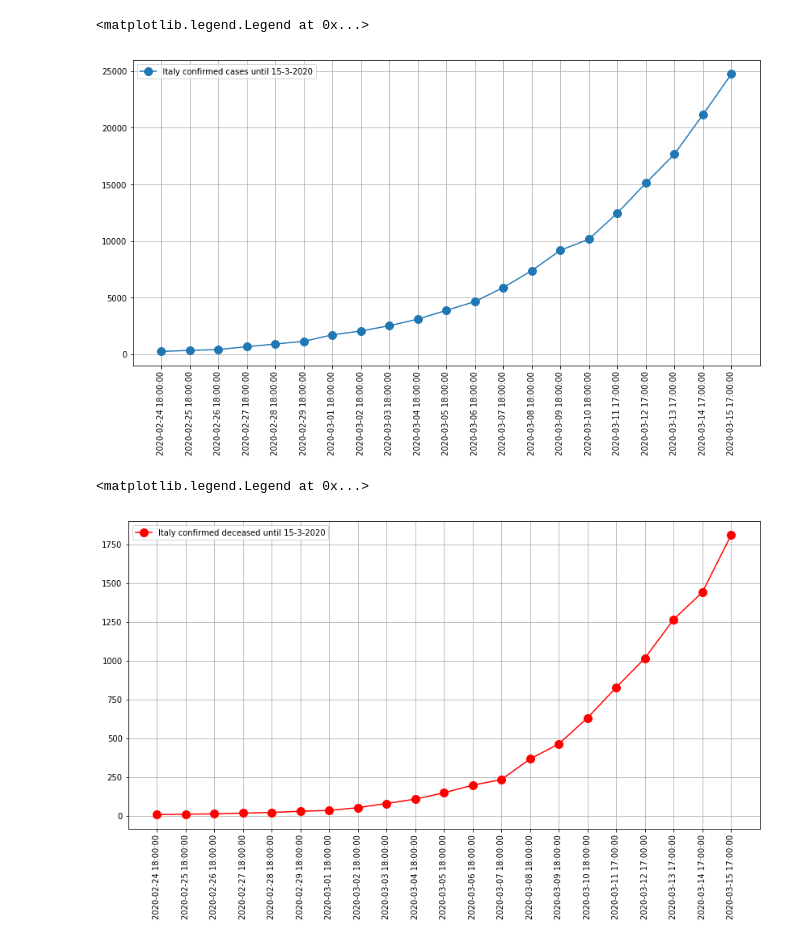
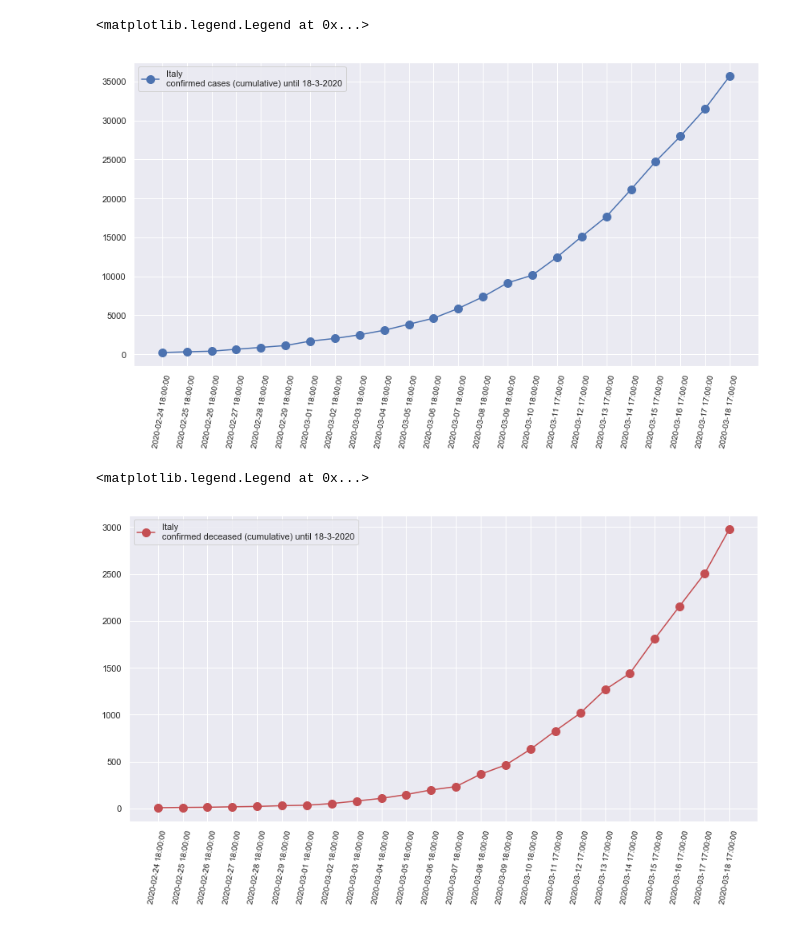
Before and after one commit to lyra-gh/COVID-19, a Jupyter notebook: COVID-19-predictions.ipynb, the cells around one changed output. Drawn from its saved outputs; the diff is of its cells as text; code cells hidden in the pictures.

Commit message:
Added new charts and functions

```diff
--- a/COVID-19-predictions.ipynb
+++ b/COVID-19-predictions.ipynb
@@ -6,9 +7,11 @@ import matplotlib.pyplot as plt
+# %%
+sns.set()
 # %%
-# Data from
-df = pd.read_csv("COVID-19/dati-andamento-nazionale/dpc-covid19-ita-andamento-nazionale.csv", index_col=0)
+# Data from https://github.com/pcm-dpc/COVID-19 (Protezione civile)
+# (repo should be cloned in directory 'protezione-civile' for the following to work)
+df = pd.read_csv("protezione-civile/COVID-19/dati-andamento-nazionale/dpc-covid19-ita-andamento-nazionale.csv", index_col=0)
 df.index = pd.to_datetime(df.index)
 x_data = np.arange(len(df)) + 1
-y_data = df['totale_casi']
-y_data_deceased = df['deceduti']
-last_y = y_data[-1]
+
+cases_last_date =  str(df.index[-1].day) + "-" + str(df.index[-1].month) + "-" + str(df.index[-1].year)
 # %%
@@ -28,28 +37,29 @@ df[-2:]
 # %%
 fig1 = plt.figure(figsize=(14, 7))
 splt1 = fig1.add_subplot(111)
 
-cases_last_date =  str(df.index[-1].day) + "-" + str(df.index[-1].month) + "-" + str(df.index[-1].year)
-splt1.plot(x_data, y_data, '-o', markersize=10, label = f"Italy confirmed cases until {cases_last_date}")
+splt1.plot(x_data, df['totale_casi'], '-o',
+           markersize=10,
+           label = f"Italy\nconfirmed cases (cumulative) until {cases_last_date}")
 
-plt.xticks(ticks=x_data, labels=df.index, rotation=90, size = 10)
-plt.grid()
+plt.xticks(ticks=x_data, labels=df.index, rotation=80, size = 10)
 plt.legend()
 # %% [output]
 <matplotlib.legend.Legend at 0x...>
-[figure, old version]
+[figure, new version]
 # %%
 fig2 = plt.figure(figsize=(14, 7))
 splt2 = fig2.add_subplot(111)
 
-splt2.plot(x_data, y_data_deceased, '-o', markersize=10, c = 'r', label = f"Italy confirmed deceased until {cases_last_date}")
+splt2.plot(x_data, df['deceduti'], '-o',
+           markersize=10, c = 'r',
+           label = f"Italy\nconfirmed deceased (cumulative) until {cases_last_date}")
 
-plt.xticks(ticks=x_data, labels=df.index, rotation=90, size = 10)
-plt.grid()
+plt.xticks(ticks=x_data, labels=df.index, rotation=80, size = 10)
 plt.legend()
 # %% [output]
 <matplotlib.legend.Legend at 0x...>
-[figure, old version]
+[figure, new version]
 # %%
 def logistic_funct(x, params):
     k = params[0]   # steepness
```
Also changed, not shown: parts of 24 cells of this notebook.
